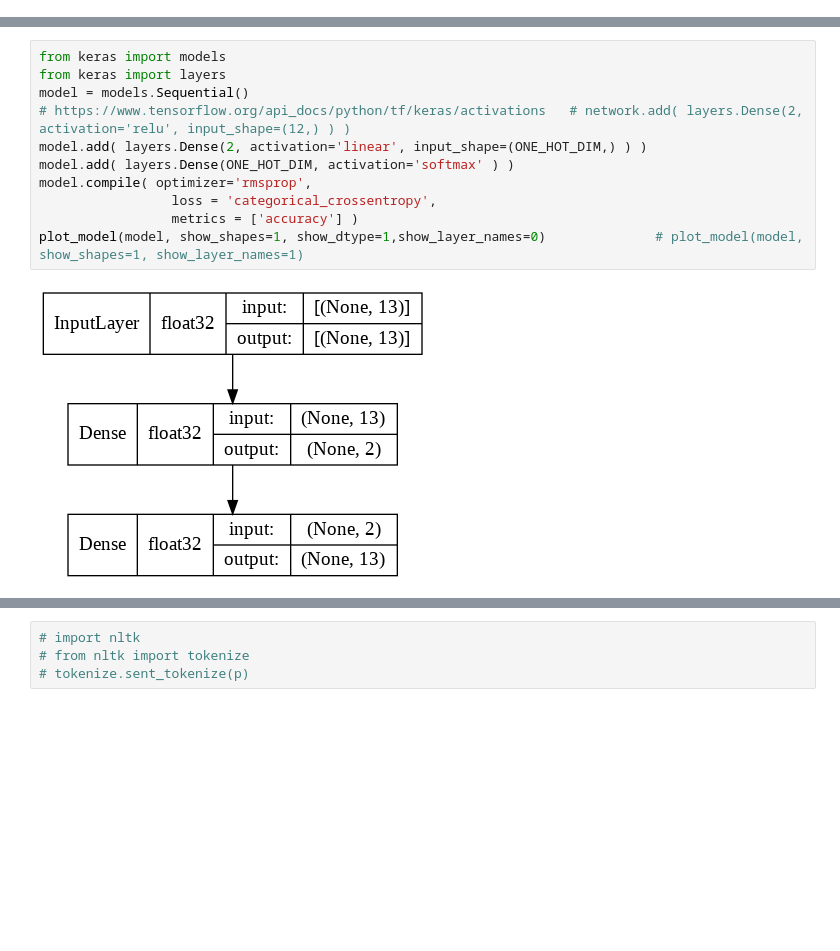
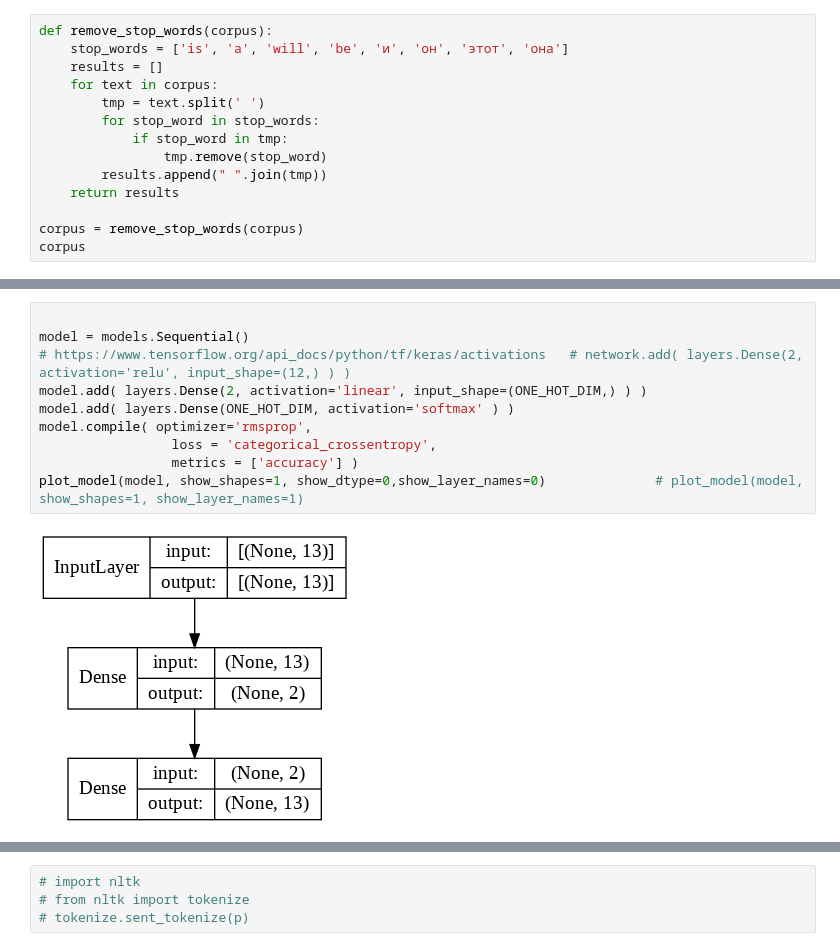
Before and after one commit to ftk1000/w2v_ftk1000, a Jupyter notebook: w2v_tf_fast.ipynb, the cells around one changed output, grey strips where cells are left out. Saved outputs shown, nothing was run; the diff lists cells and outputs as text; blank space fills up the shorter version.

```diff
--- a/w2v_tf_fast.ipynb
+++ b/w2v_tf_fast.ipynb
@@ -72,3 +63,17 @@ corpus
  'юниор ловкий штангист',
  'юниор молодой мужчина',
  'девочку учит балерина']
+# %%
+def remove_stop_words(corpus):
+    stop_words = ['is', 'a', 'will', 'be', 'и', 'он', 'этот', 'она']
+    results = []
+    for text in corpus:
+        tmp = text.split(' ')
+        for stop_word in stop_words:
+            if stop_word in tmp:
+                tmp.remove(stop_word)
+        results.append(" ".join(tmp))
+    return results
+
+corpus = remove_stop_words(corpus)
+corpus
@@ -178,15 +168,14 @@ word2int= {'балерина': 0, 'вдохновляет': 1, 'девочку':
 # %%
-from keras import models
-from keras import layers
+
 model = models.Sequential()
 # https://www.tensorflow.org/api_docs/python/tf/keras/activations   # network.add( layers.Dense(2, activation='relu', input_shape=(12,) ) )
 model.add( layers.Dense(2, activation='linear', input_shape=(ONE_HOT_DIM,) ) )
 model.add( layers.Dense(ONE_HOT_DIM, activation='softmax' ) )
 model.compile( optimizer='rmsprop',
                  loss = 'categorical_crossentropy',
                  metrics = ['accuracy'] )
-plot_model(model, show_shapes=1, show_dtype=1,show_layer_names=0)              # plot_model(model, show_shapes=1, show_layer_names=1)
+plot_model(model, show_shapes=1, show_dtype=0,show_layer_names=0)              # plot_model(model, show_shapes=1, show_layer_names=1)
 # %% [output]
-[figure, old version]
+[figure, new version]
 # %%
 %matplotlib inline
```
Also changed, not shown: parts of 18 cells of this notebook.
